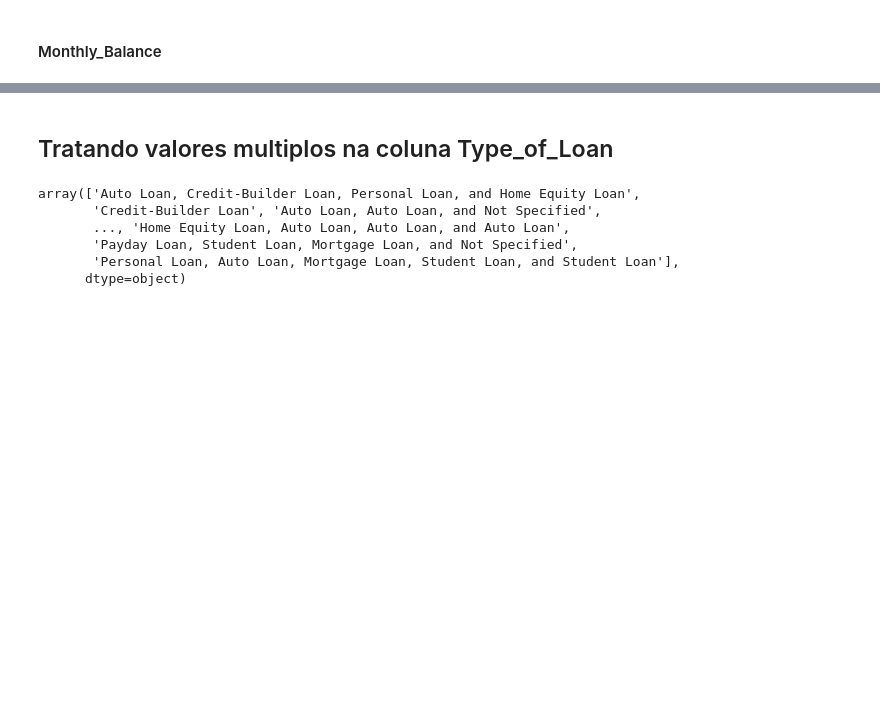
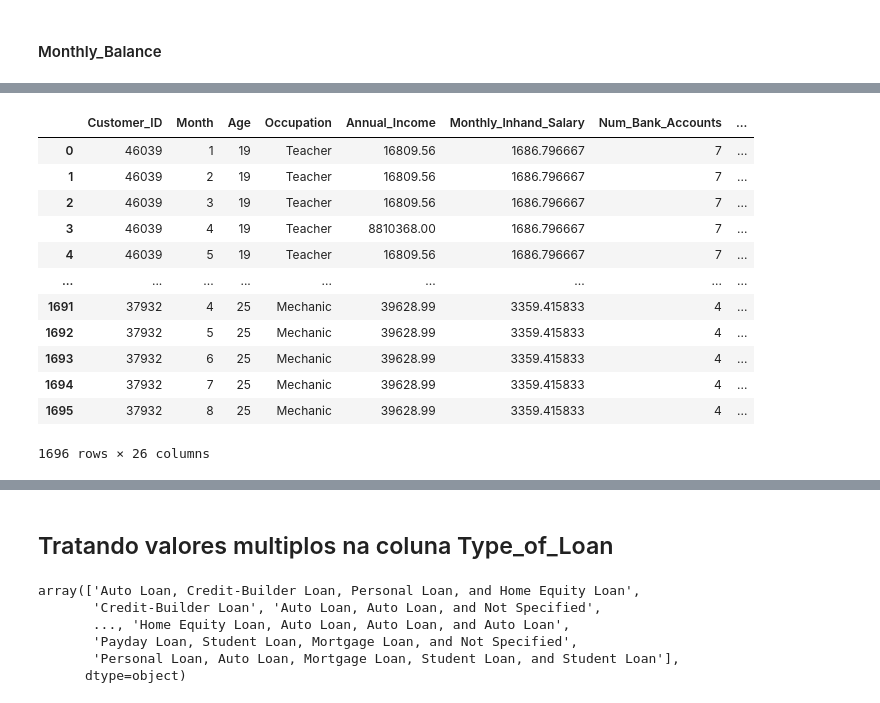
Before and after one commit to SLMath/Credit_Score-Analysis, a Jupyter notebook: credit_score.ipynb, the cells around one changed output, grey strips where cells are left out. Saved outputs shown, nothing was run; the diff lists cells and outputs as text; code cells hidden in the pictures; blank space fills up the shorter version.

Commit message:
Input Data - handling missing null values

```diff
--- a/credit_score.ipynb
+++ b/credit_score.ipynb
@@ -670,0 +732,9 @@ Name: Credit_History_Age, dtype: int64
+# %%
+# Como os valores tem alguns extremos, usaremos a mediana por ser mais robusta que
+# a média quanto a outliers
+data_df['Amount_invested_monthly'] = data_df['Amount_invested_monthly'].fillna(
+    data_df.sort_values('Month')\
+    .groupby('Customer_ID')\
+    ['Amount_invested_monthly']\
+    .transform('median')
+)
@@ -672,0 +787,5 @@ Name: Credit_History_Age, dtype: int64
+# %%
+# Nem todos possuem, mas podemos analisar os valores para entender como melhor preenche-los
+# Primeiro os que possuem algum dado
+missing_monthly_balance = data_df.query('Monthly_Balance.isnull()').groupby('Customer_ID')['Monthly_Balance'].size().sort_values(ascending= False)
+missing_monthly_balance[missing_monthly_balance < 8]
@@ -672,0 +832,26 @@ Name: Credit_History_Age, dtype: int64
+# %%
+# Como os valores também tem alguns extremos, usaremos a mediana por ser mais robusta que
+# a média quanto a outliers
+data_df['Monthly_Balance'] = data_df['Monthly_Balance'].fillna(
+    data_df.sort_values('Month')\
+    .groupby('Customer_ID')\
+    ['Monthly_Balance']\
+    .transform('median')
+)
+# %%
+# Agora os sem dados
+data_df.merge(missing_monthly_balance[missing_monthly_balance == 8], on= 'Customer_ID')
+# %% [output]
+|  | Customer_ID | Month | Age | Occupation | Annual_Income | Monthly_Inhand_Salary | Num_Bank_Accounts | ... |
+| 0 | 46039 | 1 | 19 | Teacher | 16809.56 | 1686.796667 | 7 | ... |
+| 1 | 46039 | 2 | 19 | Teacher | 16809.56 | 1686.796667 | 7 | ... |
+| 2 | 46039 | 3 | 19 | Teacher | 16809.56 | 1686.796667 | 7 | ... |
+| 3 | 46039 | 4 | 19 | Teacher | 8810368.00 | 1686.796667 | 7 | ... |
+| 4 | 46039 | 5 | 19 | Teacher | 16809.56 | 1686.796667 | 7 | ... |
+| ... | ... | ... | ... | ... | ... | ... | ... | ... |
+| 1691 | 37932 | 4 | 25 | Mechanic | 39628.99 | 3359.415833 | 4 | ... |
+| 1692 | 37932 | 5 | 25 | Mechanic | 39628.99 | 3359.415833 | 4 | ... |
+| 1693 | 37932 | 6 | 25 | Mechanic | 39628.99 | 3359.415833 | 4 | ... |
+| 1694 | 37932 | 7 | 25 | Mechanic | 39628.99 | 3359.415833 | 4 | ... |
+| 1695 | 37932 | 8 | 25 | Mechanic | 39628.99 | 3359.415833 | 4 | ... |
+1696 rows × 26 columns
```
Also changed, not shown: parts of 13 cells of this notebook.
